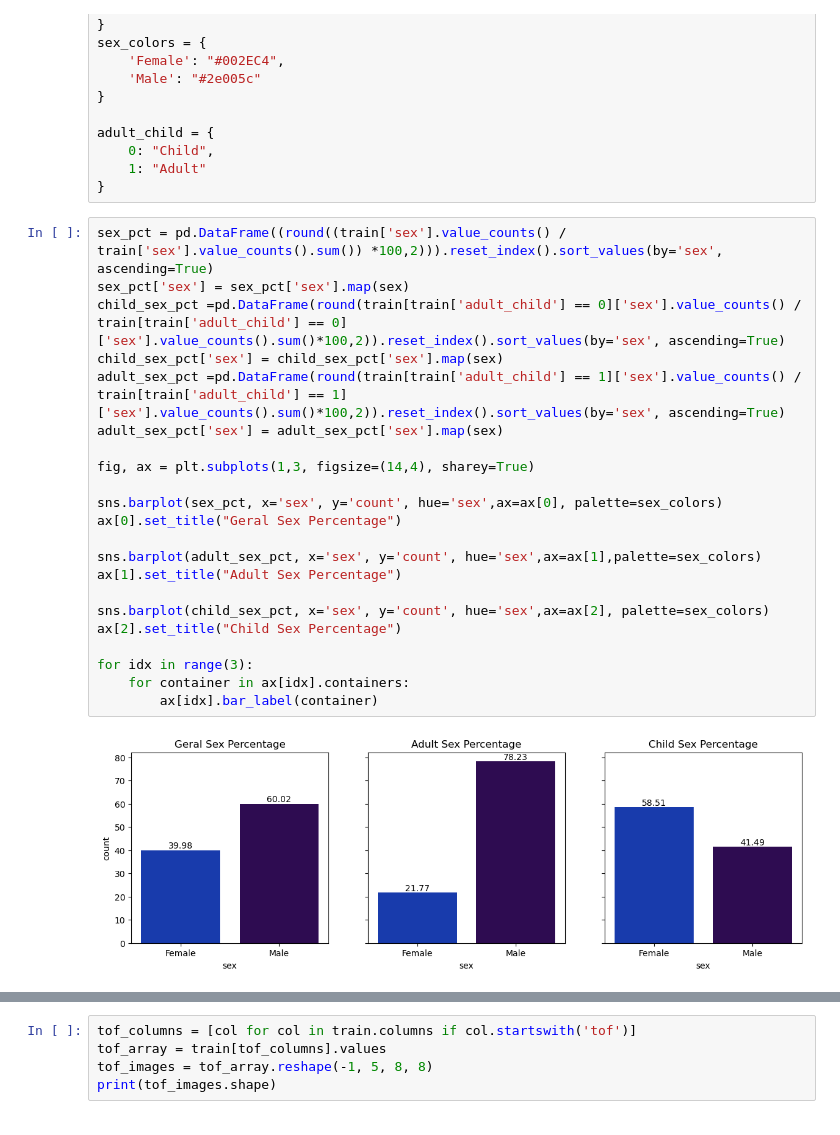
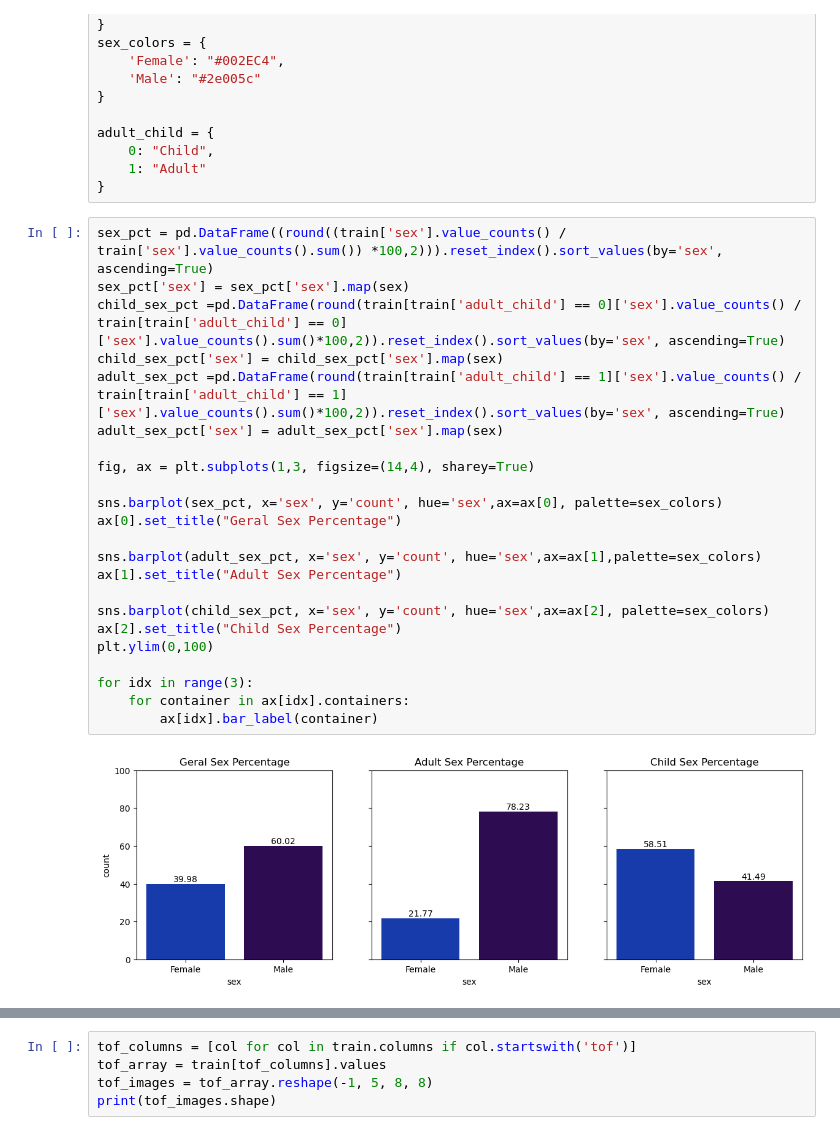
Before and after one commit to GuilhermeKnipl/Data-Science-Lab, a Jupyter notebook: Kaggle Competitions/CMI Sensor Data/EDA_Sensor_Data.ipynb, the cells around one changed output, grey strips where cells are left out. Saved outputs shown, nothing was run; the diff lists cells and outputs as text.

```diff
--- a/Kaggle Competitions/CMI Sensor Data/EDA_Sensor_Data.ipynb
+++ b/Kaggle Competitions/CMI Sensor Data/EDA_Sensor_Data.ipynb
@@ -104,24 +106,25 @@ adult_child = {
 # %%
 sex_pct = pd.DataFrame((round((train['sex'].value_counts() / train['sex'].value_counts().sum()) *100,2))).reset_index().sort_values(by='sex', ascending=True)
 sex_pct['sex'] = sex_pct['sex'].map(sex)
 child_sex_pct =pd.DataFrame(round(train[train['adult_child'] == 0]['sex'].value_counts() / train[train['adult_child'] == 0]['sex'].value_counts().sum()*100,2)).reset_index().sort_values(by='sex', ascending=True)
 child_sex_pct['sex'] = child_sex_pct['sex'].map(sex)
 adult_sex_pct =pd.DataFrame(round(train[train['adult_child'] == 1]['sex'].value_counts() / train[train['adult_child'] == 1]['sex'].value_counts().sum()*100,2)).reset_index().sort_values(by='sex', ascending=True)
 adult_sex_pct['sex'] = adult_sex_pct['sex'].map(sex)
 
 fig, ax = plt.subplots(1,3, figsize=(14,4), sharey=True)
 
 sns.barplot(sex_pct, x='sex', y='count', hue='sex',ax=ax[0], palette=sex_colors)
 ax[0].set_title("Geral Sex Percentage")
 
 sns.barplot(adult_sex_pct, x='sex', y='count', hue='sex',ax=ax[1],palette=sex_colors)
 ax[1].set_title("Adult Sex Percentage")
 
 sns.barplot(child_sex_pct, x='sex', y='count', hue='sex',ax=ax[2], palette=sex_colors)
 ax[2].set_title("Child Sex Percentage")
+plt.ylim(0,100)
 
 for idx in range(3):
     for container in ax[idx].containers:
         ax[idx].bar_label(container)
 # %% [output]
-[figure, old version]
+[figure, new version]
```
Also changed, not shown: parts of 22 cells of this notebook.
